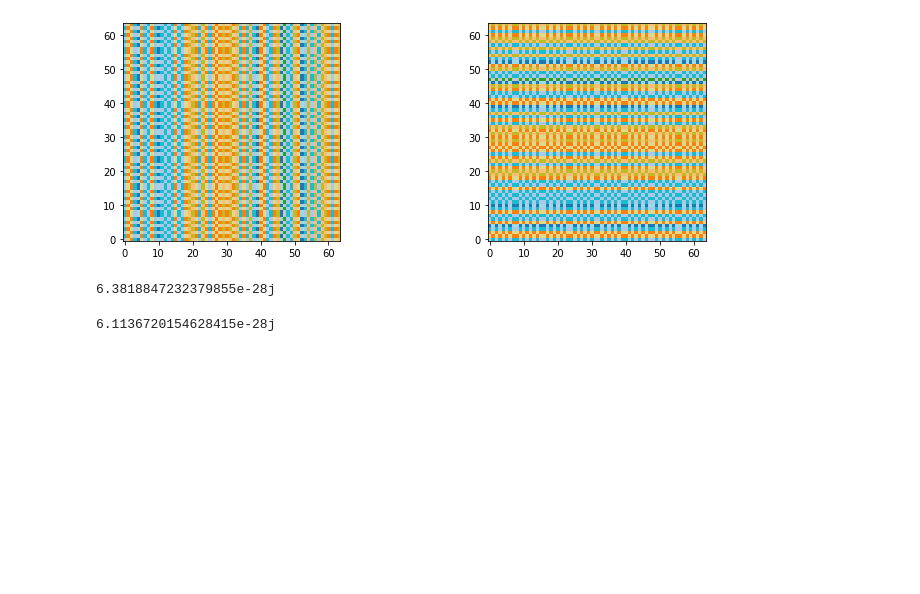
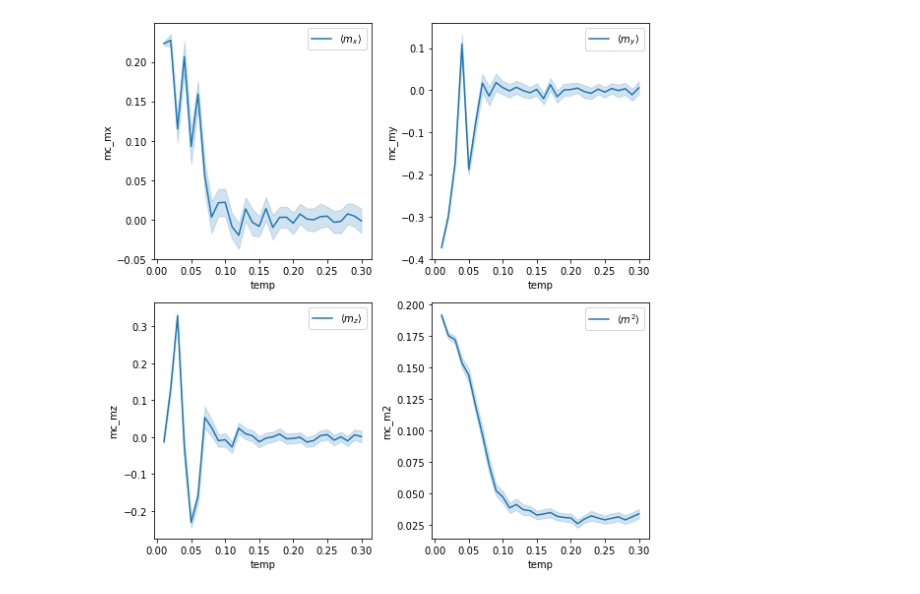
Before and after one commit to Shashi1a/tca_ptca, a Jupyter notebook: spinspincorr.ipynb, the cells around one changed output. Saved outputs shown, nothing was run; the diff lists cells and outputs as text; code cells hidden in the pictures; blank space fills up the shorter version.

```diff
--- a/spinspincorr.ipynb
+++ b/spinspincorr.ipynb
@@ -377,17 +449,16 @@ plt.show()
-# %%
-cm=cmat1+cmat2+cmat3
-f,ax=plt.subplots(1,2,figsize=(12,4))
-ax[0].imshow(np.matmul(sf.qphase.real,cm),origin='lower',cmap='tab20_r')
-ax[1].imshow(np.matmul(cm, sf.qphase.real), origin='lower', cmap='tab20_r')
-
-plt.show()
-# %% [output]
-[figure, removed]
-# %%
-np.matmul(sf.qphase, cm).sum()
-# %% [output]
-6.3818847232379855e-28j
-# %%
-np.matmul(cm,sf.qphase).sum()
-# %% [output]
-6.1136720154628415e-28j
+# %%
+f,ax = plt.subplots(2,2,figsize=(8,8))
+
+sns.lineplot(x='temp', y='mc_mx', data=df_mc, ax=ax[0, 0]\
+                ,label=r'$\langle m_{x} \rangle $')
+sns.lineplot(x='temp',y='mc_my',data=df_mc,ax=ax[0,1]\
+                ,label=r'$\langle m_{y} \rangle $')
+sns.lineplot(x='temp',y='mc_mz',data=df_mc,ax=ax[1,0]\
+                ,label=r'$\langle m_{z} \rangle $')
+sns.lineplot(x='temp',y='mc_m2',data=df_mc,ax=ax[1,1]\
+                ,label=r'$\langle m^{2} \rangle $')
+
+plt.tight_layout()
+plt.show()
+# %% [output]
+[figure, added]
```
Also changed, not shown: parts of 16 cells of this notebook.
